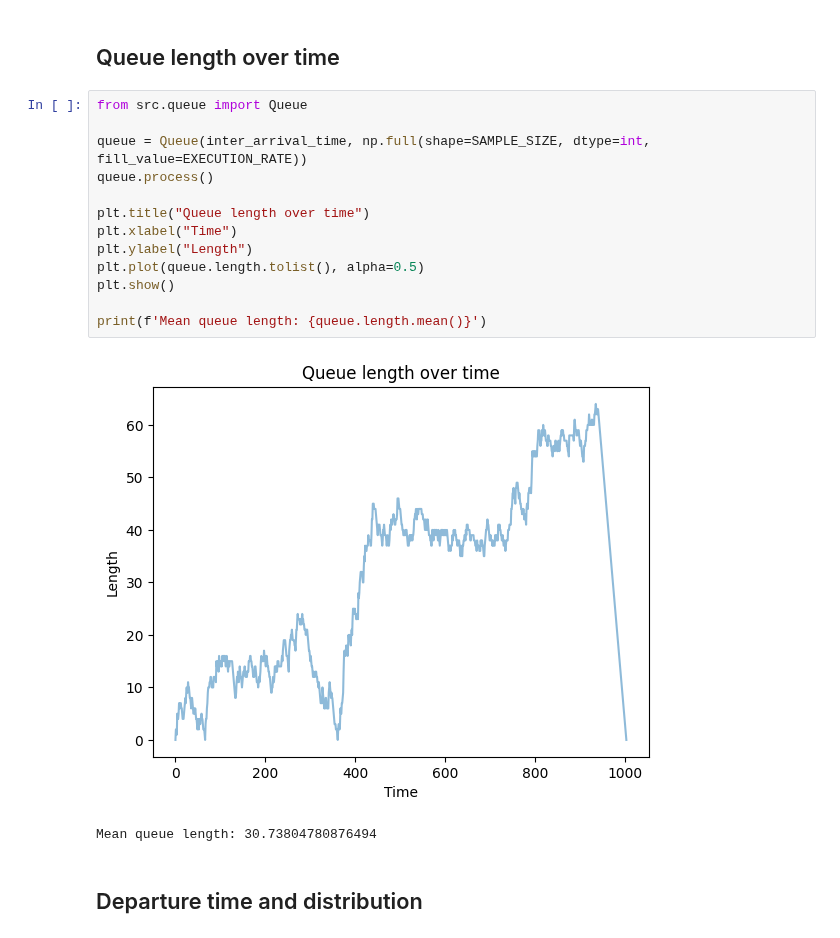
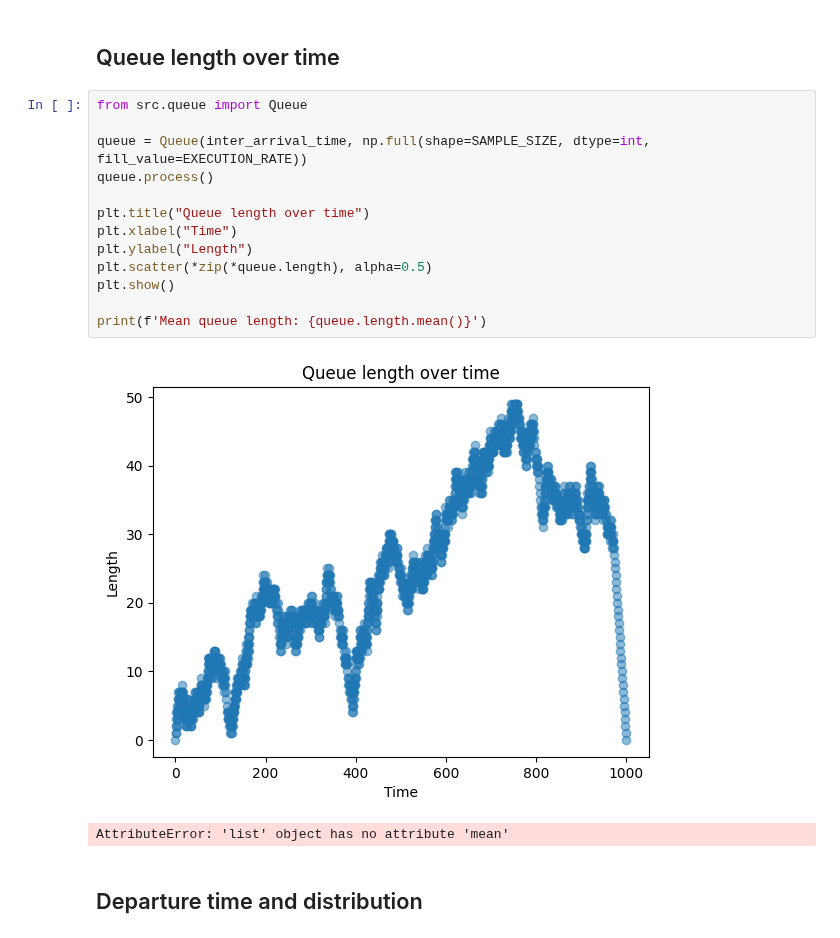
Before and after one commit to gitaroktato/queue-model-in-python, a Jupyter notebook: simulating-md1-queues.ipynb, the cells around one changed output. Drawn from its saved outputs; the diff is of its cells as text.

```diff
--- a/simulating-md1-queues.ipynb
+++ b/simulating-md1-queues.ipynb
@@ -32,19 +32,19 @@ Mean arrival time: 0.9404003166955386
 # %%
 from src.queue import Queue
 
 queue = Queue(inter_arrival_time, np.full(shape=SAMPLE_SIZE, dtype=int, fill_value=EXECUTION_RATE))
 queue.process()
 
 plt.title("Queue length over time")
 plt.xlabel("Time")
 plt.ylabel("Length")
-plt.plot(queue.length.tolist(), alpha=0.5)
+plt.scatter(*zip(*queue.length), alpha=0.5)
 plt.show()
 
 print(f'Mean queue length: {queue.length.mean()}')
 # %% [output]
-[figure, old version]
+[figure, new version]
-Mean queue length: 30.73804780876494
+AttributeError: 'list' object has no attribute 'mean'
 # %% [markdown]
 ## Departure time and distribution
 # %%
```
Also changed, not shown: parts of 1 cell of this notebook, 2 other files.
